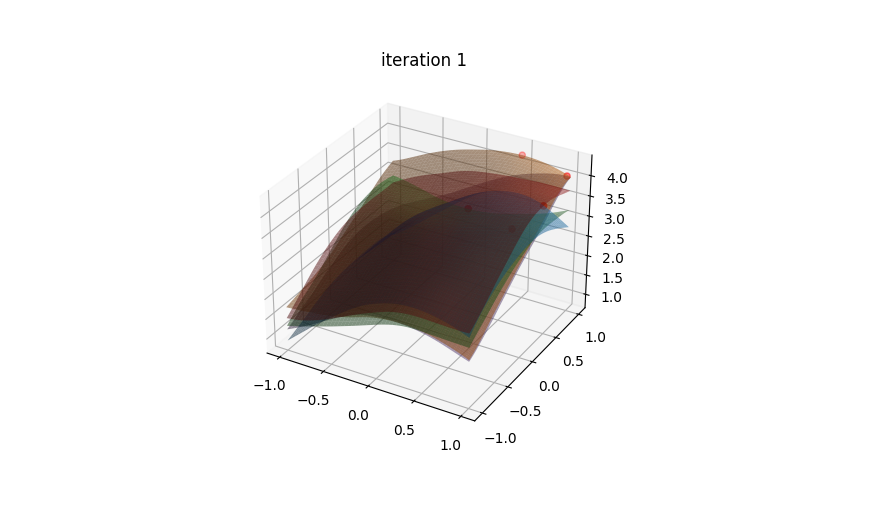
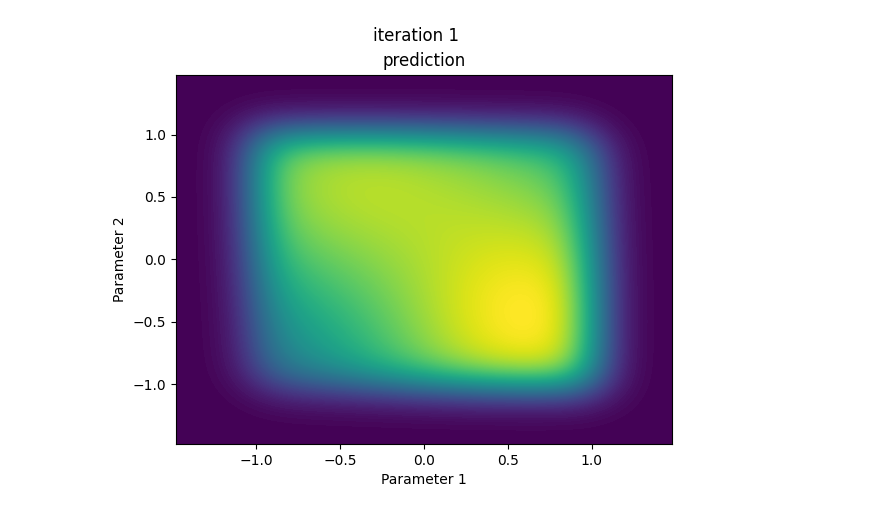
Before and after one commit to vanandrew/bayes-opt, a Jupyter notebook: thompson-sampling.ipynb, the cells around one changed output. Cells and saved outputs as stored; diff of their text form; code cells hidden in the pictures.

```diff
--- a/thompson-sampling.ipynb
+++ b/thompson-sampling.ipynb
@@ -7,36 +7,42 @@
 """
 import matplotlib.pyplot as plt
 import numpy as np
-
+import seaborn as sns
+np.random.seed(100)
 
 # create a random 2D function to learn
 def f(x):
     return (
-        3
+        5
         * np.exp(
-            -(((x[0] - 0.2) ** 2) / (2 * (0.1)) + ((x[1] + 0.3) ** 2) / (2 * (0.1)))
+            -(((x[0] - 0.2) ** 2) / (2 * (0.1)) + ((x[1] + 0.7) ** 2) / (2 * (0.1)))
         )
         + np.cos(x[0] * 2.0)
         + np.sin(x[1] * 2.0)
         + np.cos(x[1] * 6.0) * np.sin(x[0] * 6.0)
-        + 2
+        + 3
     )
 
 
 # plot the function in 3D
 fig = plt.figure()
-ax = fig.add_subplot(111, projection="3d")
+ax = fig.add_subplot(111)
 x1 = np.linspace(-1, 1, 50)
 x2 = np.linspace(-1, 1, 50)
 X1, X2 = np.meshgrid(x1, x2, indexing="ij")
 Y = f([X1, X2])
-ax.plot_surface(X1, X2, Y, cmap="viridis", alpha=0.5)
+# ax.plot_surface(X1, X2, Y, cmap="viridis", alpha=0.5)
+sns.kdeplot(x=X1.ravel(), y=X2.ravel(), weights=Y.ravel(), fill=True, thresh=0, levels=500, cmap="viridis")
 
 # get the max point, this is the ground truth
 max_point = np.unravel_index(Y.argmax(), Y.shape)
 max_x = [x1[max_point[0]], x2[max_point[1]]]
 max_y = f(max_x)
-ax.scatter(max_x[0], max_x[1], max_y, color="r", s=20)
+# ax.scatter(max_x[0], max_x[1], max_y, color="r")
+sns.scatterplot(x=np.array([max_x[0]]), y=np.array([max_x[1]]), color="r", s=20)
+ax.set_xlabel("Parameter 1")
+ax.set_ylabel("Parameter 2")
+ax.set_title("Ground Truth")
 print(f"max point: {max_x} -> {max_y}")
 ground_truth = max_x
 # %% [output]
@@ -71,38 +119,72 @@ from sklearn.gaussian_process import GaussianProcessRegressor
 from sklearn.gaussian_process.kernels import Matern
 
 # create the matern kernel
-kernel = Matern(nu=2.5)
+kernel = Matern(length_scale=1, nu=2.5)
 noise = 0.01
-alpha = 0.05
-gpr = GaussianProcessRegressor(kernel=kernel, alpha=alpha, n_restarts_optimizer=10)
+alpha = 0.01
+gpr = GaussianProcessRegressor(kernel=kernel, alpha=alpha, n_restarts_optimizer=10, random_state=100)
 
 # now get some initial data points from the function for initialization
-# use a unifrom distribution to sample the points
+# sample equadistant points across surface
 n_points = 5
-X_train = np.random.uniform(-1, 1, (n_points, 2))
+X_train = np.array([[0, 0], [-0.5, -0.5], [-0.5, 0.5], [0.5, 0.5], [0.5, -0.5]])
 
 # evaluate the function at the points
 Y_train = np.array([f(x) for x in X_train]) + np.random.normal(
     0, noise, n_points
 )
 
-# plot the initial points on top of the ground truth
+# plot the initial points on top of the first guess
+# fit the gaussian process to the data
+gpr.fit(X_train, Y_train)
+Y_pred, Y_std = gpr.predict(
+    np.stack([X1.ravel(), X2.ravel()], axis=1), return_std=True
+)
 fig = plt.figure()
-ax = fig.add_subplot(111, projection="3d")
-ax.plot_surface(X1, X2, Y, cmap="viridis", alpha=0.5)
-ax.scatter(X_train[:, 0], X_train[:, 1], Y_train, color="g", s=20)
+ax = fig.add_subplot(111)
+sns.kdeplot(x=X1.ravel(), y=X2.ravel(), weights=Y_pred.ravel(), fill=True, thresh=0, levels=500, cmap="viridis")
+# ax.plot_surface(X1, X2, Y, cmap="viridis", alpha=0.5)
+sns.scatterplot(x=X_train[:, 0], y=X_train[:, 1], color="r", s=20)
+ax.set_xlabel("Parameter 1")
+ax.set_ylabel("Parameter 2")
+ax.set_title("Initial Points")
+# ax.scatter(X_train[:, 0], X_train[:, 1], Y_train, color="g", s=20)
 
 # store best point at each iteration
 best_points = []
 
 # do bayesian optimization loop
-iterations = 10
+iterations = 5
 for i in range(iterations):
     # fit the gaussian process to the data
     gpr.fit(X_train, Y_train)
     Y_pred, Y_std = gpr.predict(
         np.stack([X1.ravel(), X2.ravel()], axis=1), return_std=True
     )
+
+    Y_pred2 = Y_pred.reshape(X1.shape)
+    Y_std2 = Y_std.reshape(X1.shape)
+    fig = plt.figure()
+    ax1 = fig.add_subplot(111)
+    # ax.plot_surface(X1, X2, Y_pred2, alpha=0.5)
+    sns.kdeplot(x=X1.ravel(), y=X2.ravel(), weights=Y_pred, fill=True, thresh=0, levels=500, cmap="viridis")
+    ax1.set_title("prediction")
+    ax1.set_xlabel("Parameter 1")
+    ax1.set_ylabel("Parameter 2")
+    fig.suptitle("iteration %d" % (i + 1))
+    fig = plt.figure()
+    ax1 = fig.add_subplot(111)
+    # ax.plot_surface(X1, X2, Y_pred2, alpha=0.5)
+    sns.kdeplot(x=X1.ravel(), y=X2.ravel(), weights=Y_pred, fill=True, thresh=0, levels=500, cmap="viridis")
+    ax1.set_title("prediction")
+    ax1.set_xlabel("Parameter 1")
+    ax1.set_ylabel("Parameter 2")
+    # ax2 = fig.add_subplot(212)
+    # # ax.plot_surface(X1, X2, Y_std2, alpha=0.5)
+    # sns.kdeplot(x=X1.ravel(), y=X2.ravel(), weights=Y_std, fill=True, thresh=0, levels=500, cmap="viridis")
+    # ax2.set_title("prediction variance")
+    # ax2.set_xlabel("Parameter 1")
+    # ax2.set_ylabel("Parameter 2")
 
     # report best point so far
     max_point = np.argmax(Y_pred)
@@ -113,6 +195,7 @@ for i in range(iterations):
     max_std = Y_std[max_point]
     print(f"iteration {i + 1}: std at max point: {max_std}")
     best_points.append(max_x)
+    sns.scatterplot(x=max_x[np.newaxis, 0], y=max_x[np.newaxis, 1], color="r", s=20)
 
     # now sample the gpr
     samples = gpr.sample_y(np.stack([X1.ravel(), X2.ravel()], axis=1), n_samples=5)
@@ -124,6 +207,11 @@ for i in range(iterations):
     # get from X1 and X2 the max points
     max_x = np.stack([X1.ravel(), X2.ravel()], axis=1)[max_points]
 
+    # sns.scatterplot(x=max_x[:, 0], y=max_x[:, 1], color="r", s=20)
+    if i + 1 == 4:
+        fig.suptitle("Final Estimate")
+    else:
+        fig.suptitle("iteration %d" % (i + 1))
     # plot the samples
     fig = plt.figure()
     ax = fig.add_subplot(111, projection="3d")
@@ -131,7 +219,6 @@ for i in range(iterations):
         ax.plot_surface(X1, X2, samples2d[..., s], alpha=0.5)
     # plot the max points
     ax.scatter(max_x[:, 0], max_x[:, 1], np.diag(samples[max_points, :]), c="r", s=20)
-    ax.set_title("iteration %d" % (i + 1))
 
     # evaluate the function at the max points
     max_y = f(max_x.T) + np.random.normal(0, noise, max_x.shape[0])
@@ -172 +254 @@ final std at max point: 0.042792825204032874
-[figure, old version]
+[figure, new version]
```
Also changed, not shown: parts of 5 cells of this notebook, 1 other file.
